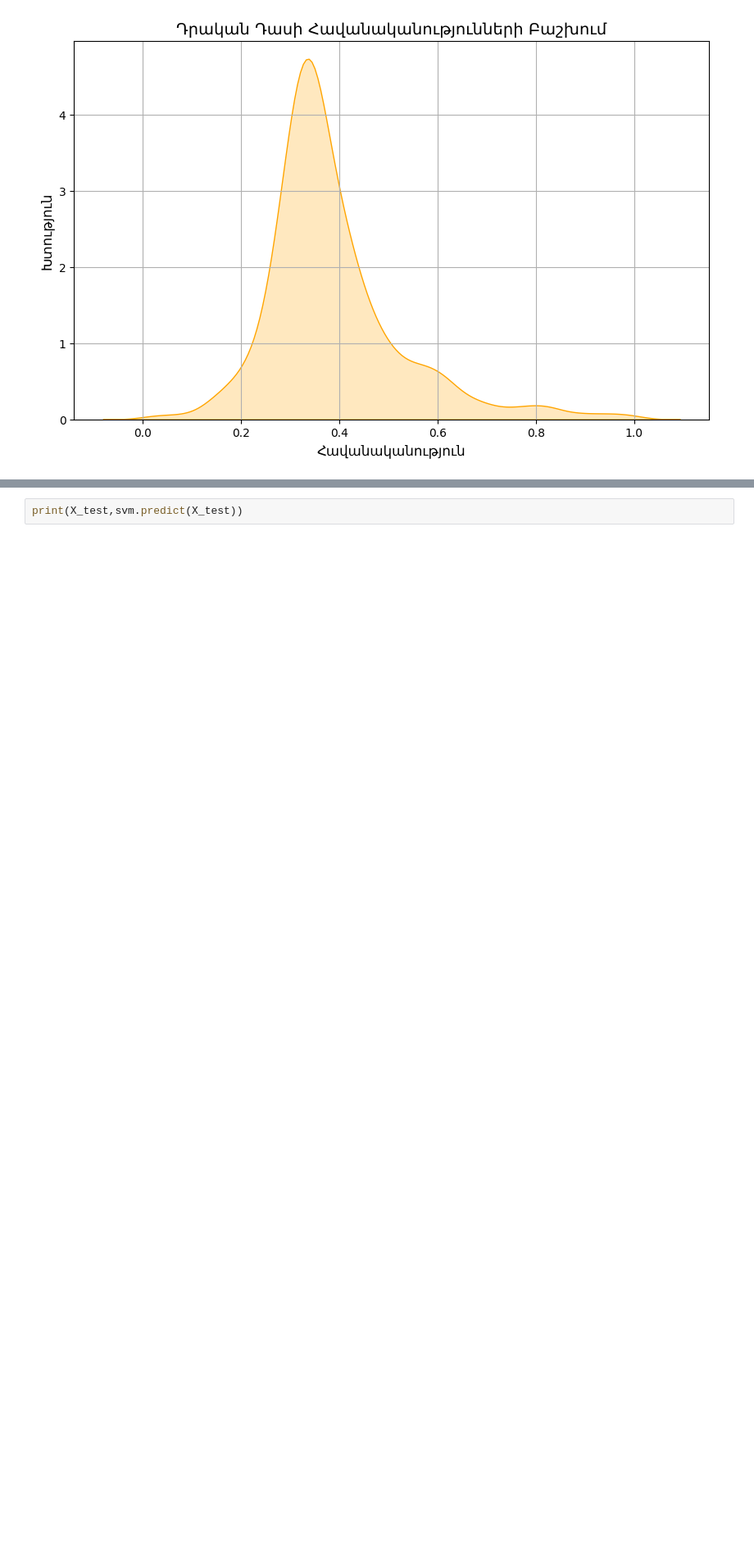
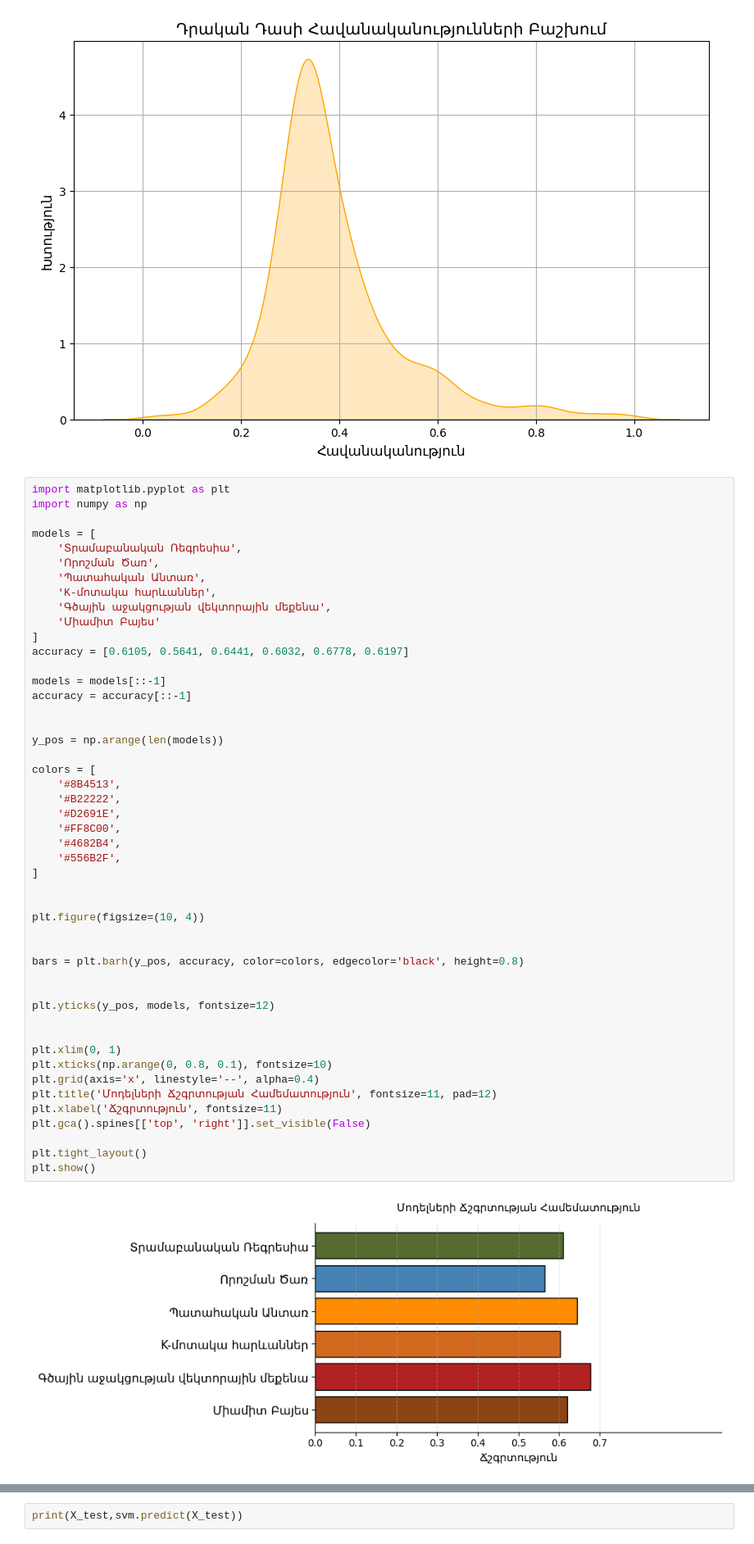
Before and after one commit to mkrtchyyan/WQ_YSU, a Jupyter notebook: WaterQualityPrediction.ipynb, the cells around one changed output, grey strips where cells are left out. Shown at 82% size. Saved outputs shown, nothing was run; the diff lists cells and outputs as text; blank space fills up the shorter version.

```diff
--- a/WaterQualityPrediction.ipynb
+++ b/WaterQualityPrediction.ipynb
@@ -756,4 +784,54 @@ Classification Report:
 weighted avg      0.595     0.620     0.568      1638
 [figure]
 [figure]
+# %%
+import matplotlib.pyplot as plt
+import numpy as np
+
+models = [
+    'Տրամաբանական Ռեգրեսիա',
+    'Որոշման Ծառ',
+    'Պատահական Անտառ',
+    'K-մոտակա հարևաններ',
+    'Գծային աջակցության վեկտորային մեքենա',
+    'Միամիտ Բայես'
+]
+accuracy = [0.6105, 0.5641, 0.6441, 0.6032, 0.6778, 0.6197]
+
+models = models[::-1]
+accuracy = accuracy[::-1]
+
+
+y_pos = np.arange(len(models))
+
+colors = [
+    '#8B4513',
+    '#B22222',
+    '#D2691E',
+    '#FF8C00',
+    '#4682B4',
+    '#556B2F',
+]
+
+
+plt.figure(figsize=(10, 4))
+
+
+bars = plt.barh(y_pos, accuracy, color=colors, edgecolor='black', height=0.8)
+
+
+plt.yticks(y_pos, models, fontsize=12)
+
+
+plt.xlim(0, 1)
+plt.xticks(np.arange(0, 0.8, 0.1), fontsize=10)
+plt.grid(axis='x', linestyle='--', alpha=0.4)
+plt.title('Մոդելների Ճշգրտության Համեմատություն', fontsize=11, pad=12)
+plt.xlabel('Ճշգրտություն', fontsize=11)
+plt.gca().spines[['top', 'right']].set_visible(False)
+
+plt.tight_layout()
+plt.show()
+# %% [output]
+[figure, added]
 # %% [markdown]
```
Also changed, not shown: parts of 19 cells of this notebook.
